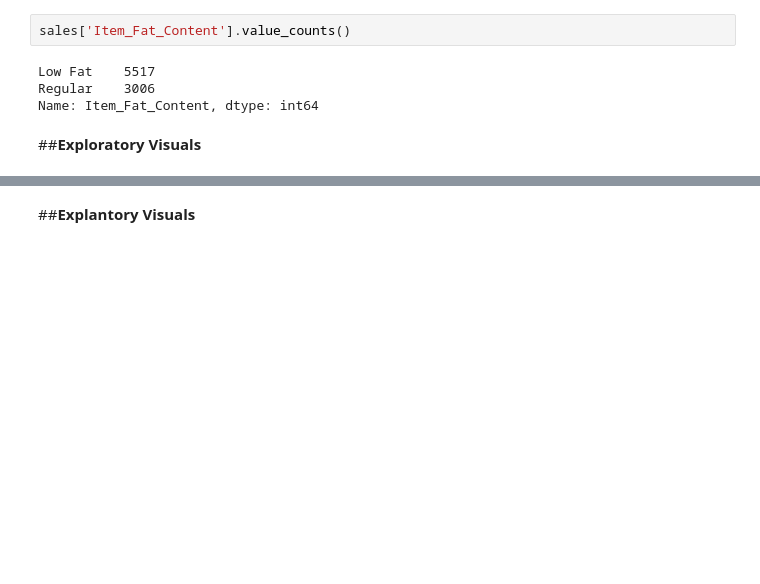
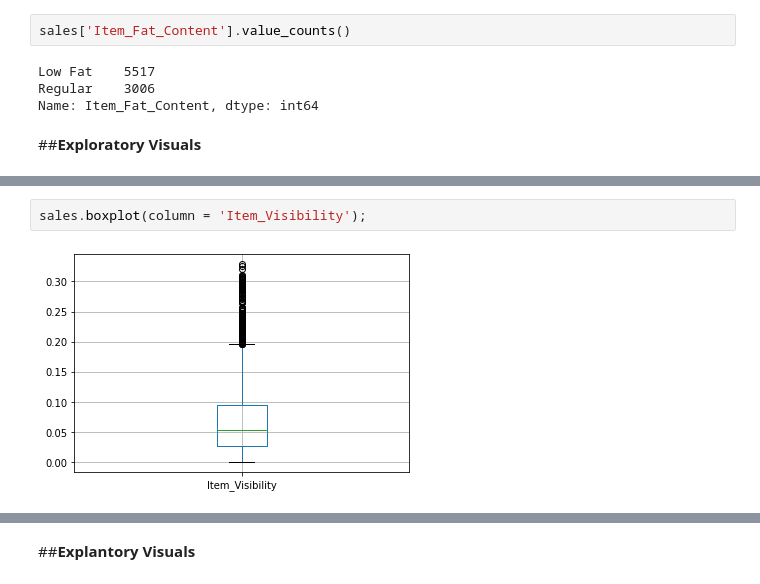
Before and after one commit to CatDawn29/Outlet-Sales-Project-, a Jupyter notebook: Catherine's_Project_with_pandas.ipynb, the cells around one changed output, grey strips where cells are left out. Saved outputs shown, nothing was run; the diff lists cells and outputs as text; blank space fills up the shorter version.

```diff
--- a/Catherine's_Project_with_pandas.ipynb
+++ b/Catherine's_Project_with_pandas.ipynb
@@ -167,0 +175,4 @@ Name: Item_Fat_Content, dtype: int64
+# %%
+sales.boxplot(column = 'Item_Visibility');
+# %% [output]
+[figure, added]
```
Also changed, not shown: parts of 3 cells of this notebook.
